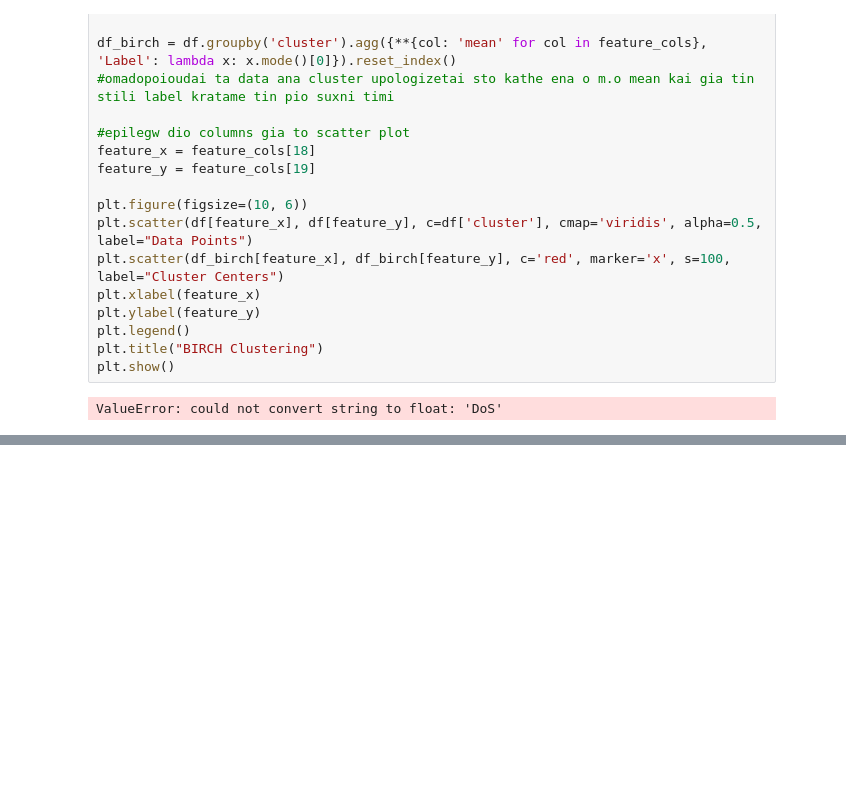
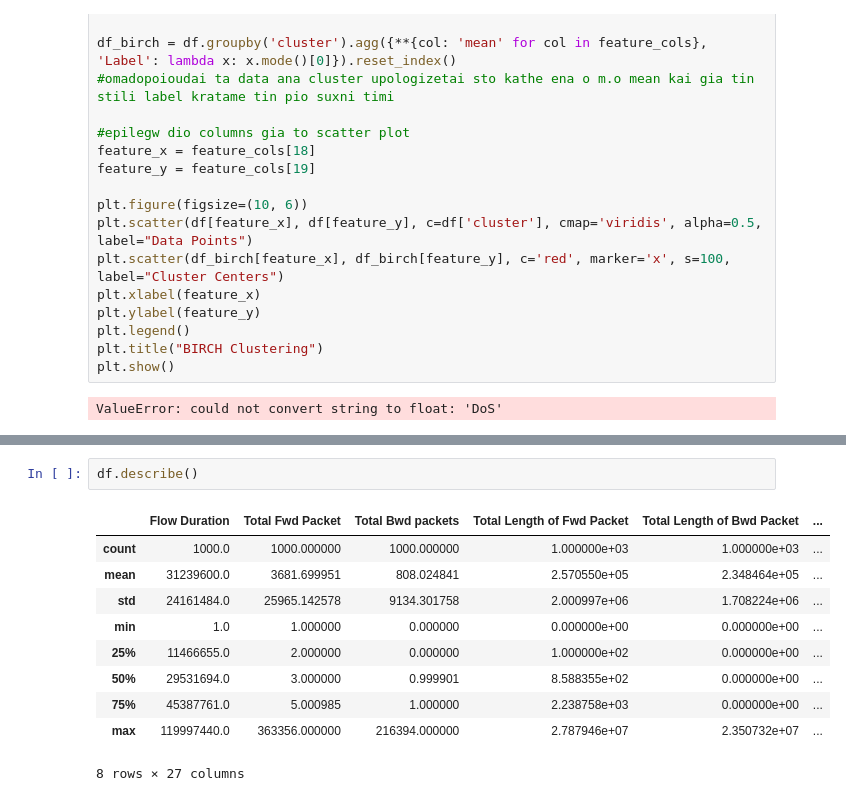
Before and after one commit to tsamo13/Data-Mining-Project, a Jupyter notebook: main.ipynb, the cells around one changed output, grey strips where cells are left out. Cells and saved outputs as stored; diff of their text form; blank space fills up the shorter version.

```diff
--- a/main.ipynb
+++ b/main.ipynb
@@ -487,0 +530,13 @@ ValueError: could not convert string to float: 'DoS'
+# %%
+df.describe()
+# %% [output]
+|  | Flow Duration | Total Fwd Packet | Total Bwd packets | Total Length of Fwd Packet | Total Length of Bwd Packet | ... |
+| count | 1000.0 | 1000.000000 | 1000.000000 | 1.000000e+03 | 1.000000e+03 | ... |
+| mean | 31239600.0 | 3681.699951 | 808.024841 | 2.570550e+05 | 2.348464e+05 | ... |
+| std | 24161484.0 | 25965.142578 | 9134.301758 | 2.000997e+06 | 1.708224e+06 | ... |
+| min | 1.0 | 1.000000 | 0.000000 | 0.000000e+00 | 0.000000e+00 | ... |
+| 25% | 11466655.0 | 2.000000 | 0.000000 | 1.000000e+02 | 0.000000e+00 | ... |
+| 50% | 29531694.0 | 3.000000 | 0.999901 | 8.588355e+02 | 0.000000e+00 | ... |
+| 75% | 45387761.0 | 5.000985 | 1.000000 | 2.238758e+03 | 0.000000e+00 | ... |
+| max | 119997440.0 | 363356.000000 | 216394.000000 | 2.787946e+07 | 2.350732e+07 | ... |
+8 rows × 27 columns
```
Also changed, not shown: parts of 7 cells of this notebook, 2 other files.
